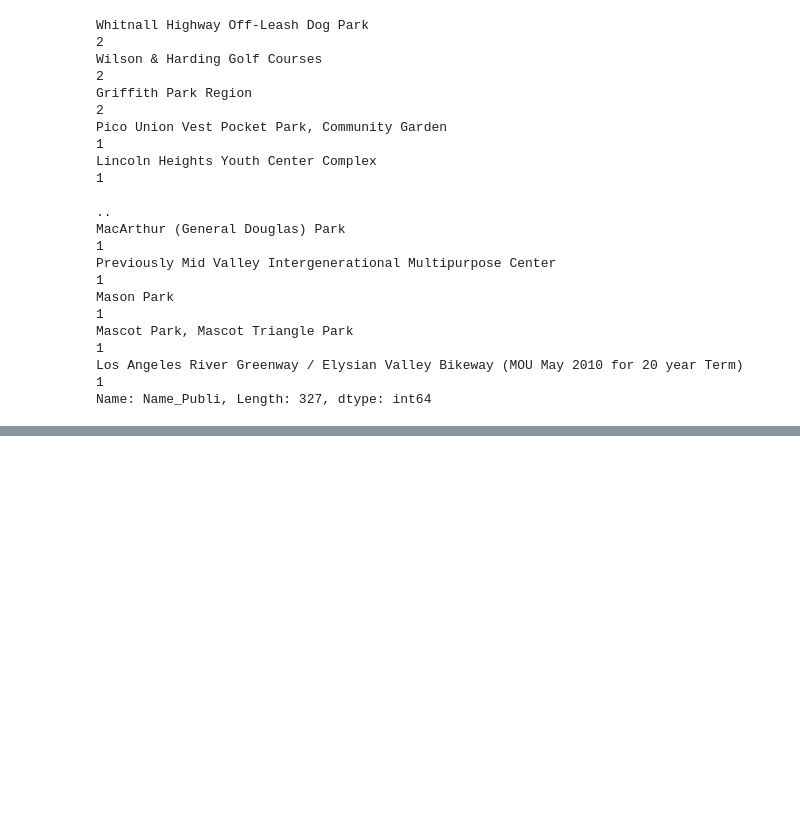
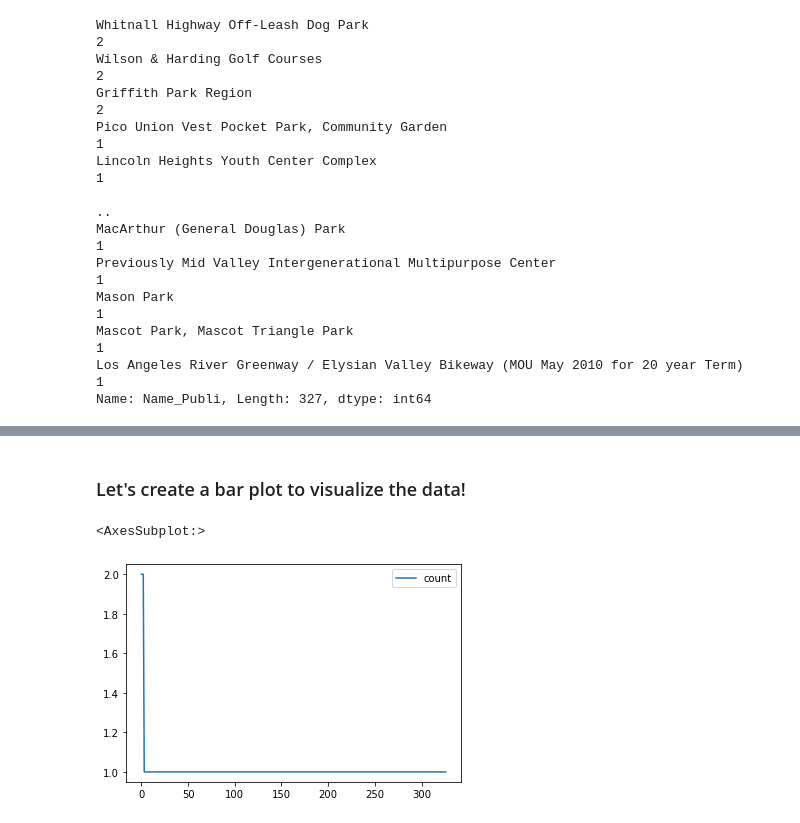
Before and after one commit to SamJGuerrero/up206a-Samantha, a Jupyter notebook: week01/week_1_assignment.ipynb, the cells around one changed output, grey strips where cells are left out. Saved outputs shown, nothing was run; the diff lists cells and outputs as text; code cells hidden in the pictures; blank space fills up the shorter version.

```diff
--- a/week01/week_1_assignment.ipynb
+++ b/week01/week_1_assignment.ipynb
@@ -146,0 +147,3 @@ I can also save this as a variable by renaming it.
+# %%
+parks_name = parks['Name_Publi'].value_counts()
+parks_name
@@ -146,0 +165,3 @@ I can also save this as a variable by renaming it.
+# %%
+parks_name = parks_name.reset_index()
+parks_name
@@ -146,0 +196,2 @@ I can also save this as a variable by renaming it.
+# %%
+parks_name.columns = ['Park Name','count']
@@ -146,0 +214,7 @@ I can also save this as a variable by renaming it.
+# %% [markdown]
+### Let's create a bar plot to visualize the data!
+# %%
+parks_name.plot()
+# %% [output]
+<AxesSubplot:>
+[figure, added]
```
Also changed, not shown: parts of 38 cells of this notebook, 7 other files.
